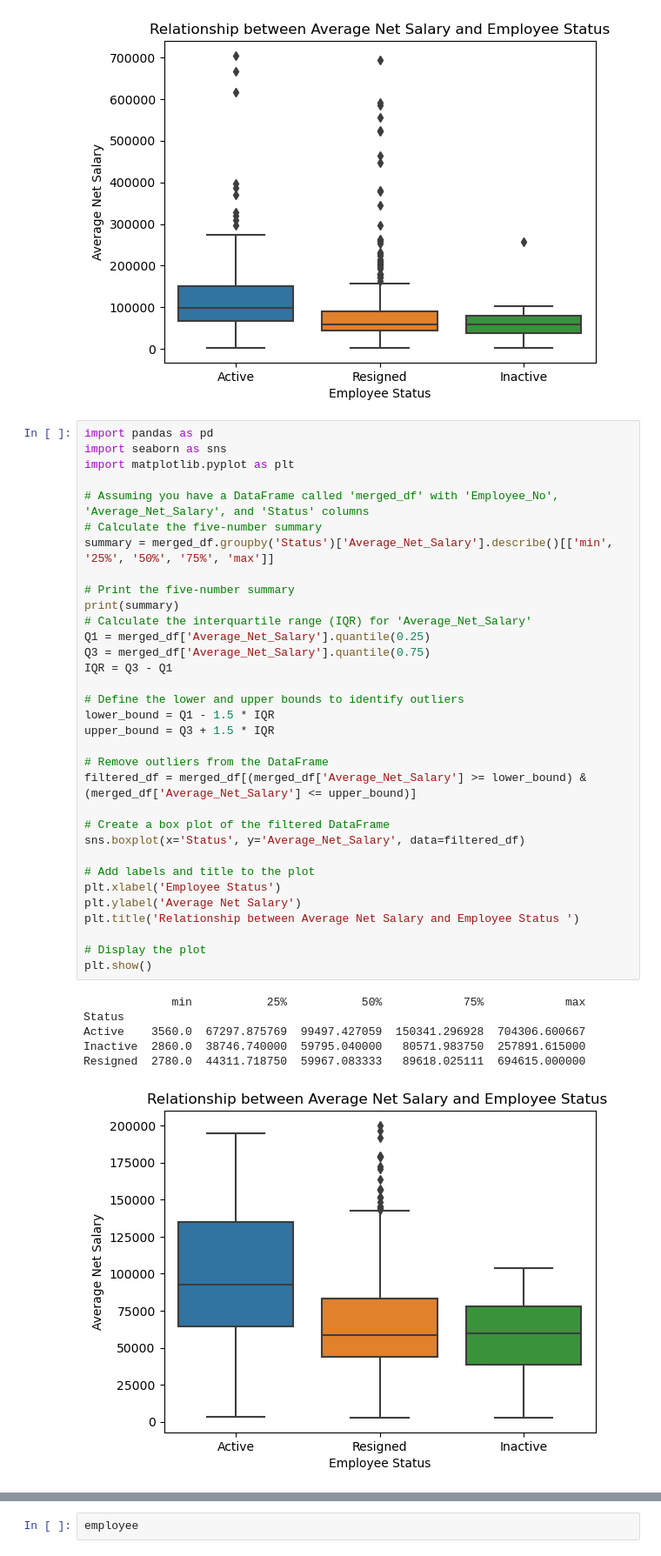
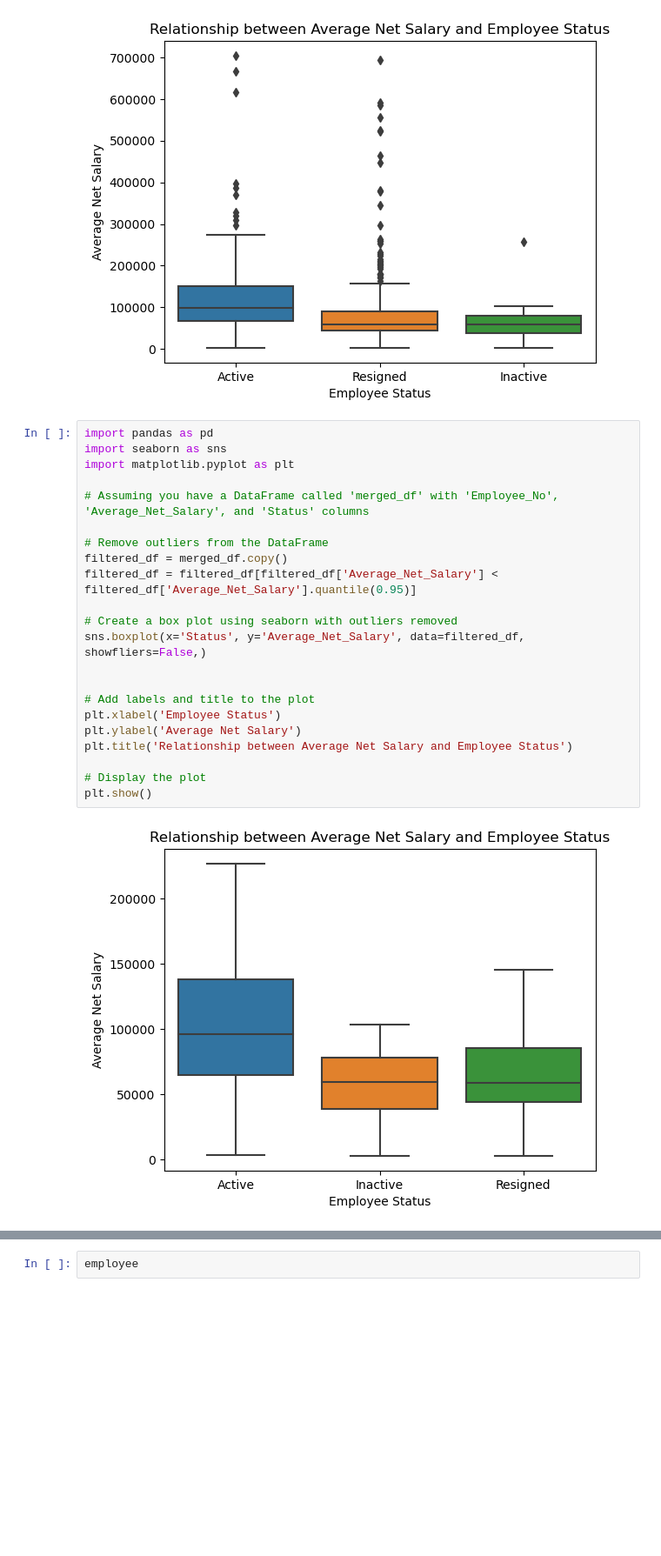
Before and after one commit to SandaruthSiriwardana/DS-Employee-Attrition, a Jupyter notebook: Jupyter_Note_Books/Evaluate.ipynb, the cells around one changed output, grey strips where cells are left out. Shown at 87% size. Drawn from its saved outputs; the diff is of its cells as text; blank space fills up the shorter version.

```diff
--- a/Jupyter_Note_Books/Evaluate.ipynb
+++ b/Jupyter_Note_Books/Evaluate.ipynb
@@ -166,40 +166,24 @@ Resigned  2780.0  44311.718750  59967.083333   89618.025111  694615.000000
 # %%
 import pandas as pd
 import seaborn as sns
 import matplotlib.pyplot as plt
 
 # Assuming you have a DataFrame called 'merged_df' with 'Employee_No', 'Average_Net_Salary', and 'Status' columns
-# Calculate the five-number summary
-summary = merged_df.groupby('Status')['Average_Net_Salary'].describe()[['min', '25%', '50%', '75%', 'max']]
-
-# Print the five-number summary
-print(summary)
-# Calculate the interquartile range (IQR) for 'Average_Net_Salary'
-Q1 = merged_df['Average_Net_Salary'].quantile(0.25)
-Q3 = merged_df['Average_Net_Salary'].quantile(0.75)
-IQR = Q3 - Q1
-
-# Define the lower and upper bounds to identify outliers
-lower_bound = Q1 - 1.5 * IQR
-upper_bound = Q3 + 1.5 * IQR
 
 # Remove outliers from the DataFrame
-filtered_df = merged_df[(merged_df['Average_Net_Salary'] >= lower_bound) & (merged_df['Average_Net_Salary'] <= upper_bound)]
+filtered_df = merged_df.copy()
+filtered_df = filtered_df[filtered_df['Average_Net_Salary'] < filtered_df['Average_Net_Salary'].quantile(0.95)]
 
-# Create a box plot of the filtered DataFrame
-sns.boxplot(x='Status', y='Average_Net_Salary', data=filtered_df)
+# Create a box plot using seaborn with outliers removed
+sns.boxplot(x='Status', y='Average_Net_Salary', data=filtered_df, showfliers=False,)
+
 
 # Add labels and title to the plot
 plt.xlabel('Employee Status')
 plt.ylabel('Average Net Salary')
-plt.title('Relationship between Average Net Salary and Employee Status ')
+plt.title('Relationship between Average Net Salary and Employee Status')
 
 # Display the plot
 plt.show()
 # %% [output]
-             min           25%           50%            75%            max
-Status
-Active    3560.0  67297.875769  99497.427059  150341.296928  704306.600667
-Inactive  2860.0  38746.740000  59795.040000   80571.983750  257891.615000
-Resigned  2780.0  44311.718750  59967.083333   89618.025111  694615.000000
-[figure, old version]
+[figure, new version]
```
Also changed, not shown: parts of 38 cells of this notebook, 7 other files.
